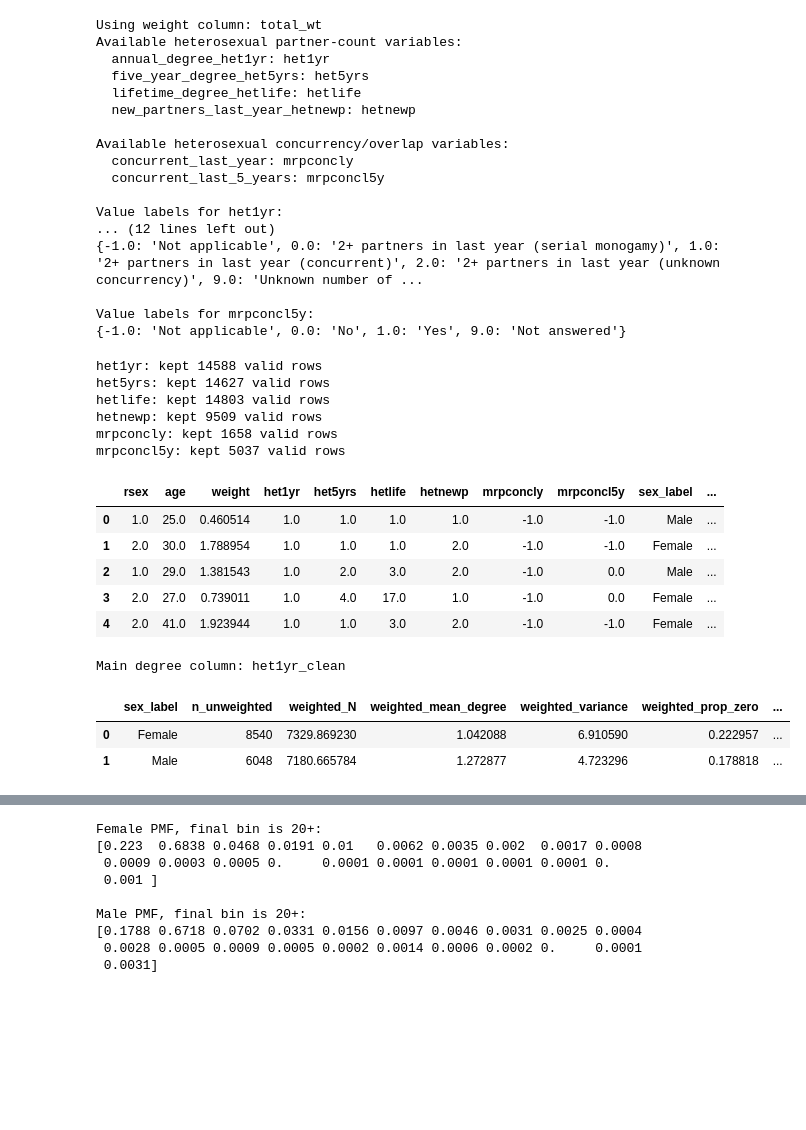
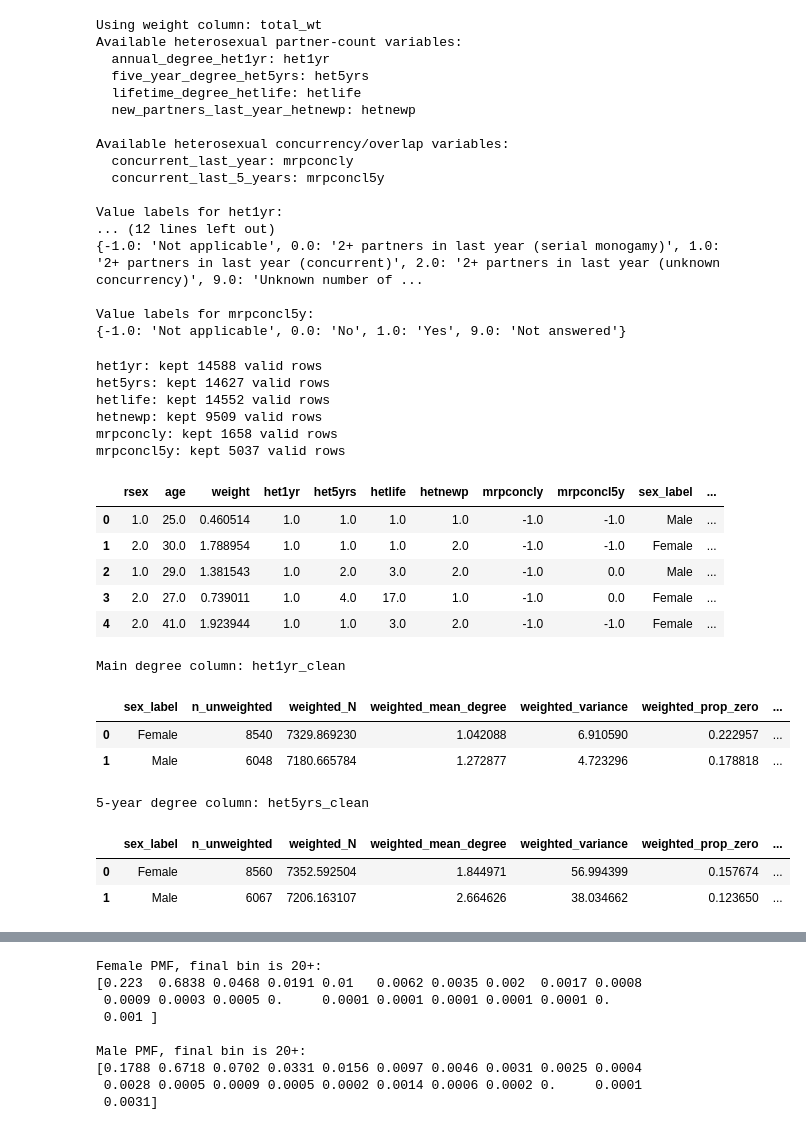
Before and after one commit to RichardYu444/HPVsim-Summer, a Jupyter notebook: natsal_analysis_working.ipynb, the cells around one changed output, grey strips where cells are left out. Drawn from its saved outputs; the diff is of its cells as text; code cells hidden in the pictures; blank space fills up the shorter version.

```diff
--- a/natsal_analysis_working.ipynb
+++ b/natsal_analysis_working.ipynb
@@ -470,11 +470,14 @@ def first_existing_col(df, candidates, required=False):
     return None
 
 
-def clean_count(s, missing_codes=(-1, 95, 96, 97, 98, 99, 999, 9999), max_reasonable=None):
+def clean_count(s, missing_codes=(-1, 95, 96, 97, 98, 99, 995, 996, 997, 999, 9995, 9996, 9997, 9999), max_reasonable=None):
     """Clean a Natsal count-like variable and return numeric counts.
 
     Many Natsal variables use negative values for not-applicable and high values
-    such as 99/999/9999 for missing/refused/not answered. For partner-count
+    such as 99/999/9999 for missing/refused/not answered. The het1yr/het5yrs/hetlife
+    variables also use 995-997/9995-9997 as "at least one/two/three [but don't know
+    exact number]" top-codes rather than literal counts, so those must be excluded
+    too or they inflate the mean by orders of magnitude. For partner-count
     variables, valid values should be non-negative integers.
     """
     x = pd.to_numeric(s, errors='coerce')
@@ -504,6 +507,20 @@ def weighted_var(x, w):
     return np.sum(w[mask] * (x[mask] - mu)**2) / np.sum(w[mask])
 
 
+def weighted_median(x, w):
+    x = np.asarray(x, dtype=float)
+    w = np.asarray(w, dtype=float)
+    mask = np.isfinite(x) & np.isfinite(w) & (w > 0)
+    if mask.sum() == 0:
+        return np.nan
+    x, w = x[mask], w[mask]
+    order = np.argsort(x)
+    x, w = x[order], w[order]
+    cum_w = np.cumsum(w)
+    cutoff = cum_w[-1] / 2.0
+    return x[np.searchsorted(cum_w, cutoff)]
+
+
 def weighted_pmf(x, w, max_degree=20):
     """Return a weighted PMF for integer counts 0..max_degree plus an overflow bin."""
     tmp = pd.DataFrame({'degree': x, 'weight': w}).dropna()
@@ -663,7 +680,7 @@ het_degree.head()
 # %% [output]
 het1yr: kept 14588 valid rows
 het5yrs: kept 14627 valid rows
-hetlife: kept 14803 valid rows
+hetlife: kept 14552 valid rows
 hetnewp: kept 9509 valid rows
 mrpconcly: kept 1658 valid rows
 mrpconcl5y: kept 5037 valid rows
@@ -689,3 +706,18 @@ Main degree column: het1yr_clean
 |  | sex_label | n_unweighted | weighted_N | weighted_mean_degree | weighted_variance | weighted_prop_zero | ... |
 | 0 | Female | 8540 | 7329.869230 | 1.042088 | 6.910590 | 0.222957 | ... |
 | 1 | Male | 6048 | 7180.665784 | 1.272877 | 4.723296 | 0.178818 | ... |
+# %%
+# 5-year heterosexual partner count summary (as above, but using het5yrs).
+if 'five_year_degree_het5yrs' in available_count_cols:
+    five_year_degree_col = f"{available_count_cols['five_year_degree_het5yrs']}_clean"
+    print('5-year degree column:', five_year_degree_col)
+    summary_table_5yr = describe_weighted_counts(het_degree, five_year_degree_col, weight_col='weight', group_col='sex_label')
+else:
+    summary_table_5yr = None
+    print('5-year partner-count variable not available.')
+summary_table_5yr
+# %% [output]
+5-year degree column: het5yrs_clean
+|  | sex_label | n_unweighted | weighted_N | weighted_mean_degree | weighted_variance | weighted_prop_zero | ... |
+| 0 | Female | 8560 | 7352.592504 | 1.844971 | 56.994399 | 0.157674 | ... |
+| 1 | Male | 6067 | 7206.163107 | 2.664626 | 38.034662 | 0.123650 | ... |
```
Also changed, not shown: parts of 5 cells of this notebook, 3 other files.
